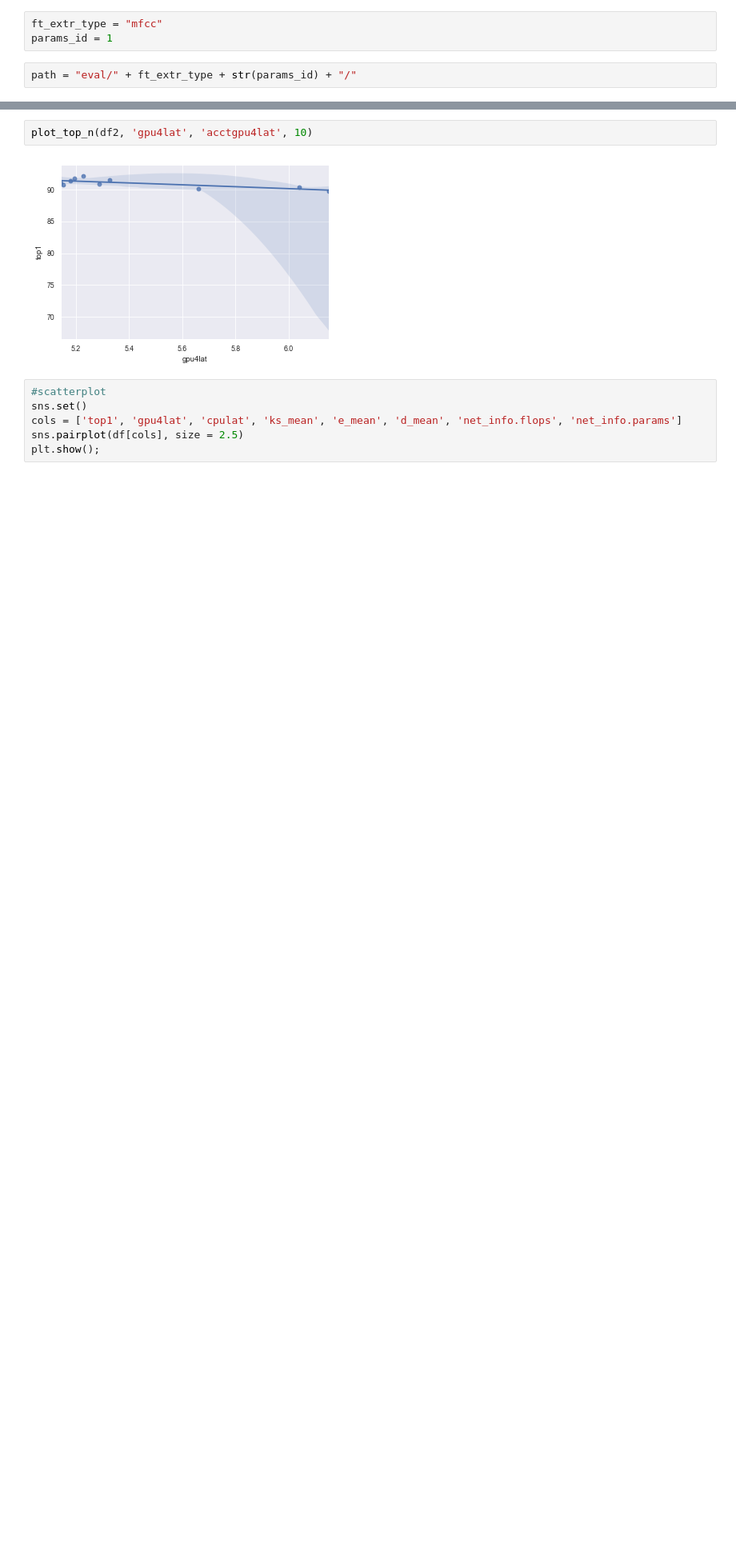
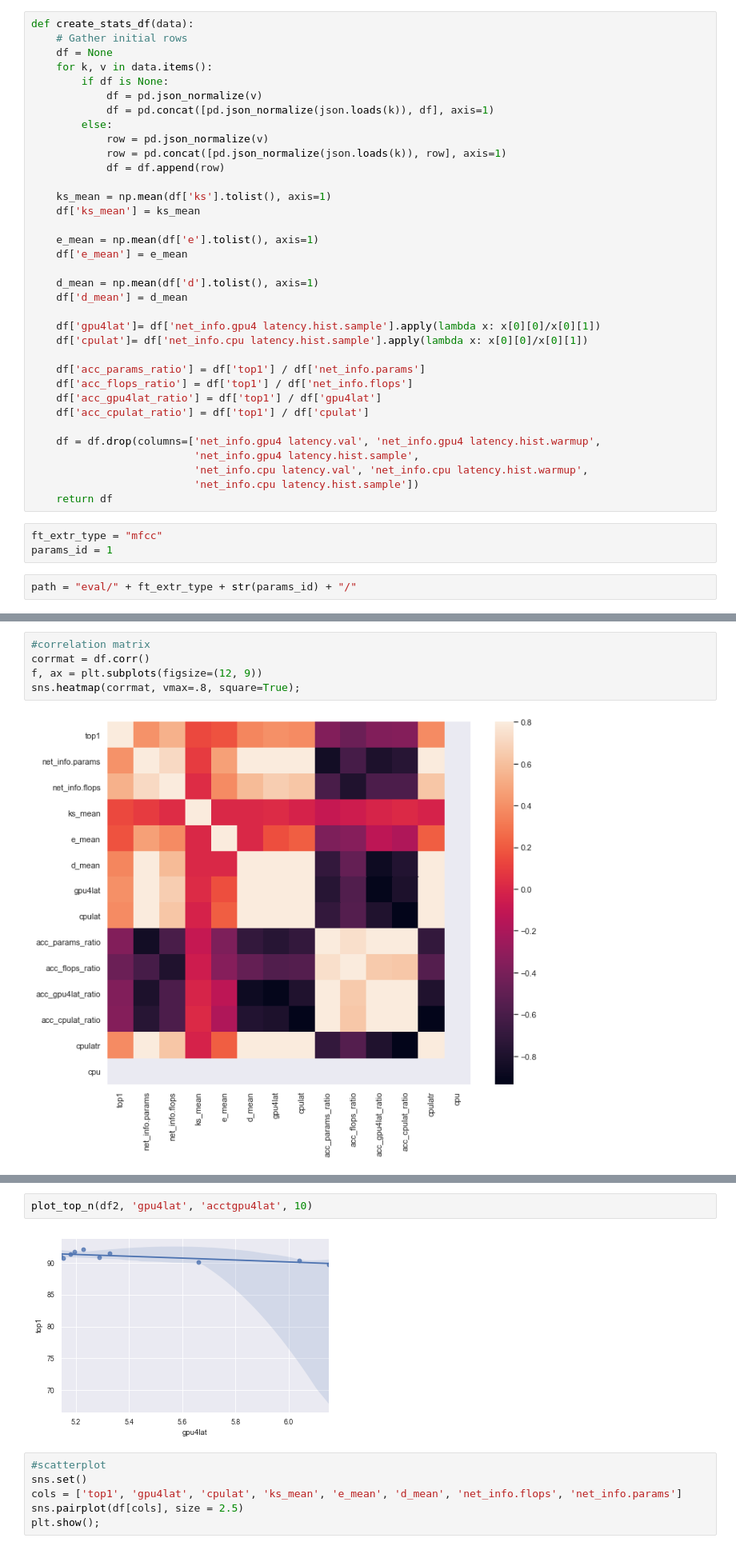
Before and after one commit to NielsEscarfail/FeatureExtractionKWS, a Jupyter notebook: ResultsVisualisation.ipynb, the cells around one changed output, grey strips where cells are left out. Shown at 80% size. Saved outputs shown, nothing was run; the diff lists cells and outputs as text; blank space fills up the shorter version.

```diff
--- a/ResultsVisualisation.ipynb
+++ b/ResultsVisualisation.ipynb
@@ -47,3 +12,38 @@ def create_stats_df(data):
+# %%
+def create_stats_df(data):
+    # Gather initial rows
+    df = None
+    for k, v in data.items():
+        if df is None:
+            df = pd.json_normalize(v)
+            df = pd.concat([pd.json_normalize(json.loads(k)), df], axis=1)
+        else:
+            row = pd.json_normalize(v)
+            row = pd.concat([pd.json_normalize(json.loads(k)), row], axis=1)
+            df = df.append(row)
+
+    ks_mean = np.mean(df['ks'].tolist(), axis=1)
+    df['ks_mean'] = ks_mean
+
+    e_mean = np.mean(df['e'].tolist(), axis=1)
+    df['e_mean'] = e_mean
+
+    d_mean = np.mean(df['d'].tolist(), axis=1)
+    df['d_mean'] = d_mean
+
+    df['gpu4lat']= df['net_info.gpu4 latency.hist.sample'].apply(lambda x: x[0][0]/x[0][1])
+    df['cpulat']= df['net_info.cpu latency.hist.sample'].apply(lambda x: x[0][0]/x[0][1])
+
+    df['acc_params_ratio'] = df['top1'] / df['net_info.params']
+    df['acc_flops_ratio'] = df['top1'] / df['net_info.flops']
+    df['acc_gpu4lat_ratio'] = df['top1'] / df['gpu4lat']
+    df['acc_cpulat_ratio'] = df['top1'] / df['cpulat']
+
+    df = df.drop(columns=['net_info.gpu4 latency.val', 'net_info.gpu4 latency.hist.warmup',
+                          'net_info.gpu4 latency.hist.sample',
+                          'net_info.cpu latency.val', 'net_info.cpu latency.hist.warmup',
+                          'net_info.cpu latency.hist.sample'])
+    return df
 # %%
 ft_extr_type = "mfcc"
 params_id = 1
@@ -115,0 +71,7 @@ top_n
+# %%
+#correlation matrix
+corrmat = df.corr()
+f, ax = plt.subplots(figsize=(12, 9))
+sns.heatmap(corrmat, vmax=.8, square=True);
+# %% [output]
+[figure, added]
```
Also changed, not shown: parts of 17 cells of this notebook, 1 other file.
